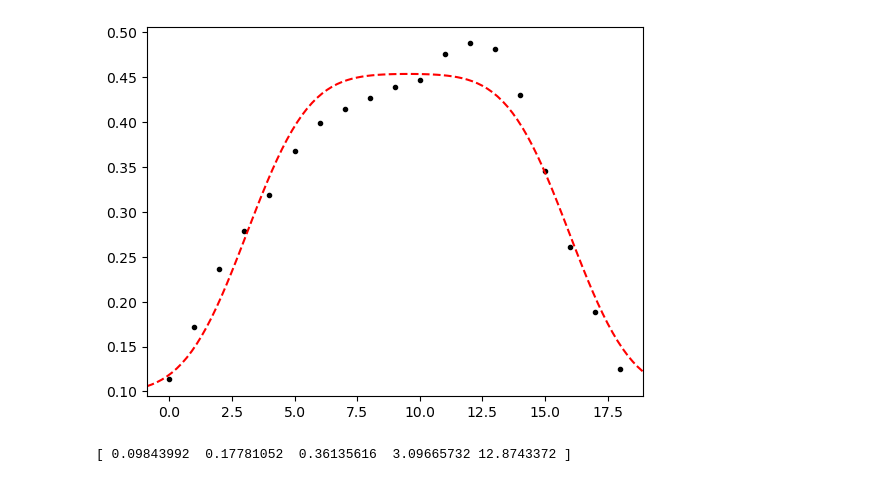
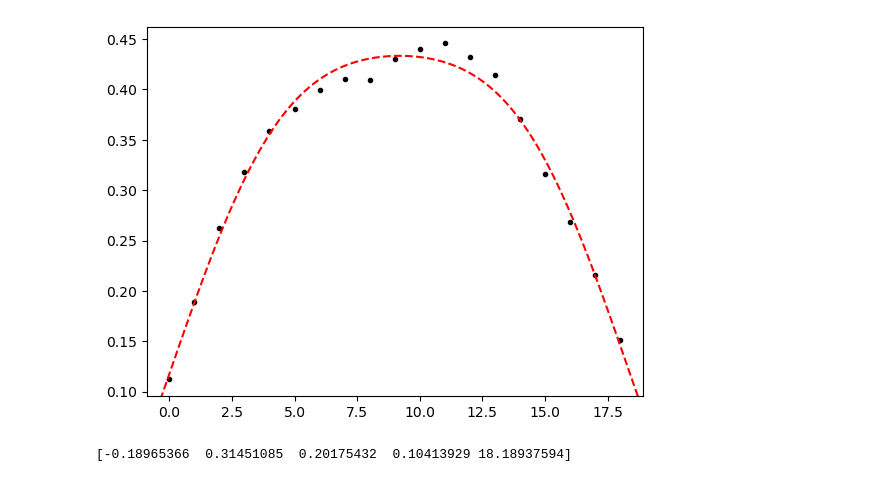
Before and after one commit to c-sooyoung/lemon-sandbox, a Jupyter notebook: 260721-atomic-column-thickness/260721.ipynb, the cells around one changed output. Saved outputs shown, nothing was run; the diff lists cells and outputs as text; code cells hidden in the pictures.

```diff
--- a/260721-atomic-column-thickness/260721.ipynb
+++ b/260721-atomic-column-thickness/260721.ipynb
@@ -49,6 +54,7 @@ recon_object = results['object'][roix, roiy]
 # %%
-LAYER = 10
+LAYER = 11
 
 plt.imshow(np.angle(recon_object[:, :, LAYER]), cmap='gray')
 plt.axis('off')
+plt.show()
 # %% [output]
@@ -97,9 +102,10 @@ print(f'{c0.shape[0]} columns found')
 # print(f'Refined columns')
 # %%
 WINDOW = 1
-cx, cy = c0[100]
+cx, cy = c0[len(c0) // 2]
 wx_start, wx_end = cx-WINDOW, cx+WINDOW+1
 wy_start, wy_end = cy-WINDOW, cy+WINDOW+1
 plt.imshow(np.angle(recon_object)[wx_start:wx_end, wy_start:wy_end, LAYER], cmap='gray')
 plt.axis('off')
+plt.show()
 # %% [output]
@@ -119,14 +129,15 @@ def double_erf(x, p0, p1, q, x0, h):
 # %%
-bounds = [[-0.2, 0, 0, -5, 0], [0.3, 1, 10, 15, 25]]
+# bounds = [[-0.2, 0, 0, -5, 0], [0.3, 1, 10, 15, 25]]
 
-for i in [700]:
-    popt, _, _ = fit(
+for i in [800]:
+    popt0, _, _ = fit(
         double_erf, np.arange(len(columns[0])), columns[i], plot=True,
         p0=[0.1, 0.05, 1, 1, 15],
-        bounds=bounds)
-    print(popt)
+        # bounds=bounds,
+        )
+    print(popt0)
 # %% [output]
-[figure, old version]
+[figure, new version]
-[ 0.09843992  0.17781052  0.36135616  3.09665732 12.8743372 ]
+[-0.18965366  0.31451085  0.20175432  0.10413929 18.18937594]
 # %%
 heights = []
```
Also changed, not shown: parts of 11 cells of this notebook.
